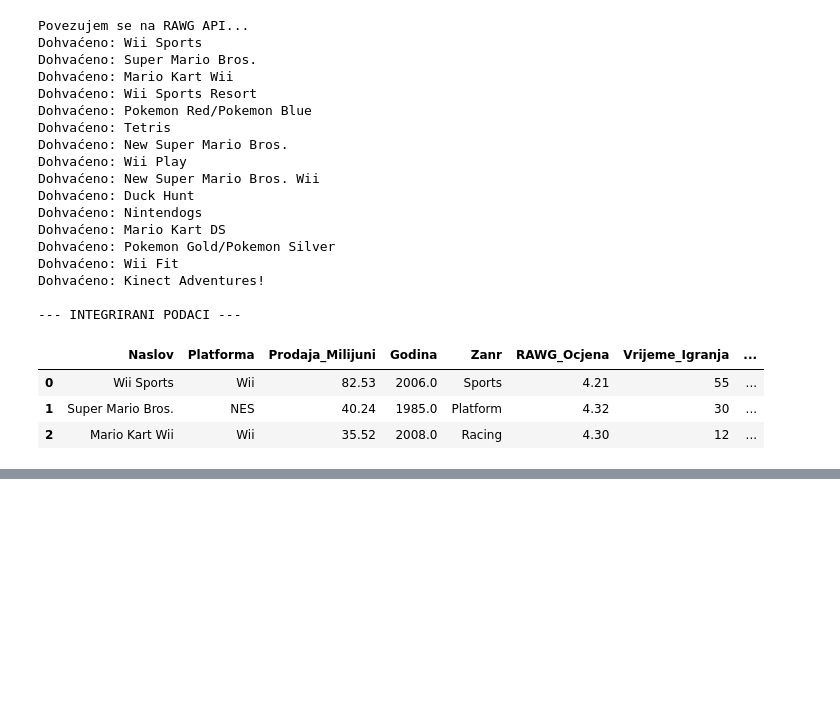
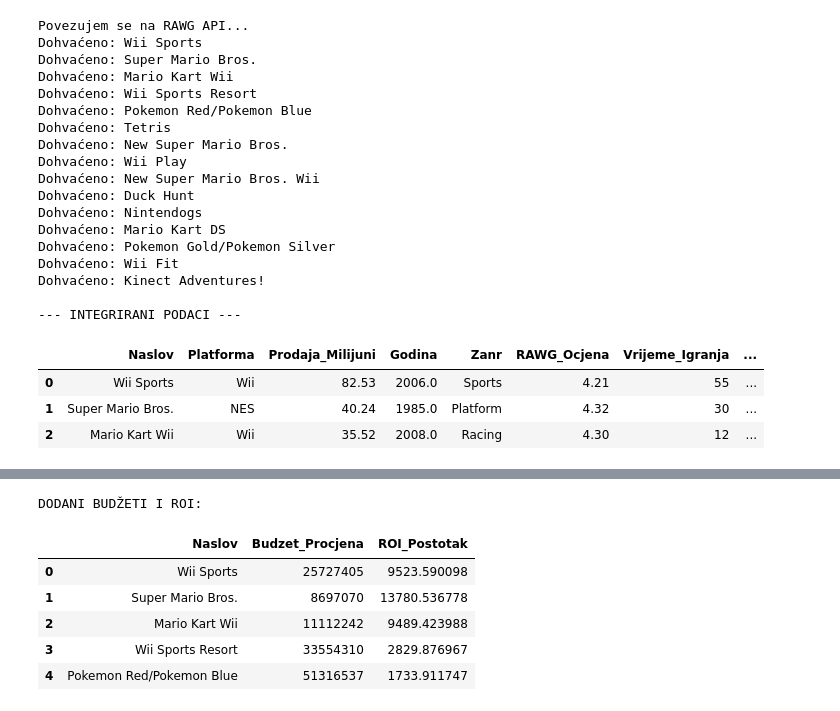
Before and after one commit to eturcec23/Analiza_uspjesnosti_videoigara, a Jupyter notebook: Analiza_uspješnosti_videoigara_Ela_Turčec.ipynb, the cells around one changed output, grey strips where cells are left out. Saved outputs shown, nothing was run; the diff lists cells and outputs as text; code cells hidden in the pictures; blank space fills up the shorter version.

Commit message:
Dodan generator budžeta (numpy) i izračun ROI metrike

```diff
--- a/Analiza_uspješnosti_videoigara_Ela_Turčec.ipynb
+++ b/Analiza_uspješnosti_videoigara_Ela_Turčec.ipynb
@@ -154,0 +166,37 @@ Dohvaćeno: Kinect Adventures!
+# %%
+# Generator budžet
+def procijeni_budzet(zanr, godina):
+    base_budget = 10_000_000 # Bazni budžet
+
+    # Koeficijenti po žanru
+    multiplikatori = {
+        'Action': 5.0, 'Shooter': 6.0, 'Role-Playing': 4.5,
+        'Sports': 3.0, 'Strategy': 1.5, 'Puzzle': 0.5
+    }
+
+    # Nasumičnost
+    random_faktor = np.random.uniform(0.8, 1.2)
+    zanr_faktor = multiplikatori.get(zanr, 1.0)
+
+    return int(base_budget * zanr_faktor * random_faktor)
+
+# Primjena funkcije na svaku igru
+df_final['Budzet_Procjena'] = df_final.apply(
+    lambda x: procijeni_budzet(x['Zanr'], x['Godina']), axis=1
+)
+
+# Izračun ROI
+# Pretpostavka: Zarada je $30 po prodanoj igri
+prihod = df_final['Prodaja_Milijuni'] * 1_000_000 * 30
+df_final['ROI_Postotak'] = ((prihod - df_final['Budzet_Procjena']) / df_final['Budzet_Procjena']) * 100
+
+print("DODANI BUDŽETI I ROI:")
+display(df_final[['Naslov', 'Budzet_Procjena', 'ROI_Postotak']].head())
+# %% [output]
+DODANI BUDŽETI I ROI:
+|  | Naslov | Budzet_Procjena | ROI_Postotak |
+| 0 | Wii Sports | 25727405 | 9523.590098 |
+| 1 | Super Mario Bros. | 8697070 | 13780.536778 |
+| 2 | Mario Kart Wii | 11112242 | 9489.423988 |
+| 3 | Wii Sports Resort | 33554310 | 2829.876967 |
+| 4 | Pokemon Red/Pokemon Blue | 51316537 | 1733.911747 |
```
Also changed, not shown: parts of 1 cell of this notebook.
